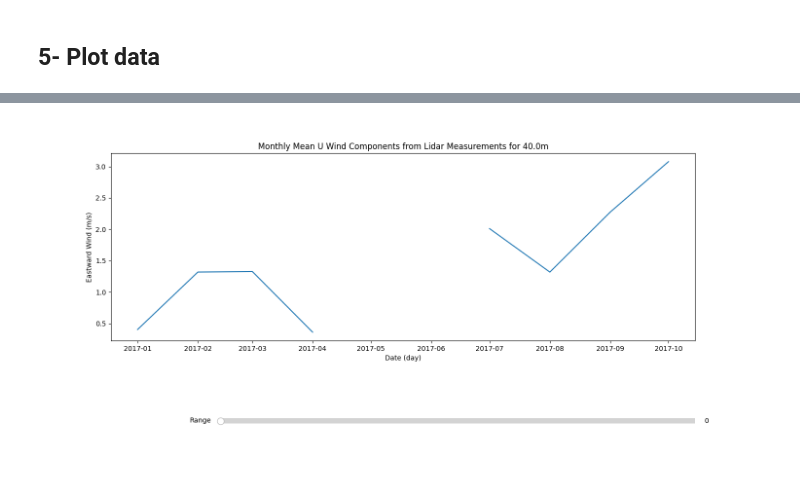
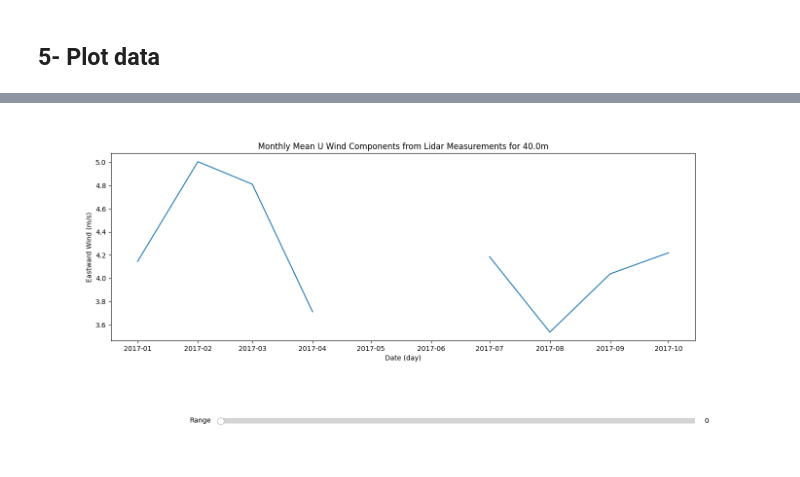
Before and after one commit to zhichuanma/wind_anaylsis, a Jupyter notebook: student_notebook_A.ipynb, the cells around one changed output, grey strips where cells are left out. Drawn from its saved outputs; the diff is of its cells as text; code cells hidden in the pictures.

```diff
--- a/student_notebook_A.ipynb
+++ b/student_notebook_A.ipynb
@@ -70,7 +70,9 @@ physicalMeasurement
 # Put the variable into a pandas Dataframe
 ## Optional (they have similar utilities).
 lidar_u = lidar_xr['u'].to_pandas()
-lidar_u
+lidar_v = lidar_xr['v'].to_pandas()
+lidar_spd = np.sqrt(lidar_u ** 2 + lidar_v ** 2)
+lidar_spd
 # %% [output]
 | range | 40.0 | 60.0 | 80.0 | 100.0 | 120.0 | 140.0 | 160.0 | 180.0 | 200.0 | 220.0 | 250.0 | ... |
 | time |  |  |  |  |  |  |  |  |  |  |  | ... |
@@ -259,8 +261,8 @@ u_select_bis
 # %% [markdown]
 ## 3- Resample data
 # %%
-daily_lidar_u = lidar_u.resample("D").mean()  # resample to daily
-daily_lidar_u
+daily_lidar_spd = lidar_spd.resample("D").mean()  # resample to daily
+daily_lidar_spd
 # %% [output]
 | range | 40.0 | 60.0 | 80.0 | 100.0 | 120.0 | 140.0 | 160.0 | 180.0 | 200.0 | 220.0 | 250.0 | ... |
 | time |  |  |  |  |  |  |  |  |  |  |  | ... |
@@ -278,8 +280,8 @@ daily_lidar_u
 283 rows × 12 columns
 # %%
 # Compute monthly mean for the lidar data
-monthly_lidar_u = lidar_u.resample("MS").mean()
-monthly_lidar_u
+monthly_lidar_spd = lidar_spd.resample("MS").mean()
+monthly_lidar_spd
 # %% [output]
 | range | 40.0 | 60.0 | 80.0 | 100.0 | 120.0 | 140.0 | 160.0 | 180.0 | 200.0 | 220.0 | 250.0 | ... |
 | time |  |  |  |  |  |  |  |  |  |  |  | ... |
@@ -311,12 +313,12 @@ from matplotlib.widgets import Slider
 fig, ax = pl.subplots(figsize=(15, 7))
 pl.subplots_adjust(left=0.1, right=0.9, top=0.9, bottom=0.35)
 
-default_column = daily_lidar_u.columns[0]
-line, = ax.plot(daily_lidar_u[default_column])
+default_column = daily_lidar_spd.columns[0]
+line, = ax.plot(daily_lidar_spd[default_column])
 
 ax.set_ylabel('Eastward Wind (m/s)')
 ax.set_xlabel('Date (day)')
-ax.set_title('Daily Mean U Wind Components from Lidar Measurements for ' + str(default_column) + 'm')
+ax.set_title('Daily Mean U Wind Speed from Lidar Measurements for ' + str(default_column) + 'm')
 
 axcolor = 'lightgoldenrodyellow'
 axrange = pl.axes([0.25, 0.1, 0.65, 0.03], facecolor=axcolor)
@@ -325,11 +327,11 @@ slider = Slider(axrange, 'Range', 0, len(daily_lidar_u.columns) - 1, valinit=0,
 
 def update(val):
     column_idx = int(slider.val)
-    selected_column = daily_lidar_u.columns[column_idx]
-    line.set_ydata(daily_lidar_u[selected_column])
+    selected_column = daily_lidar_spd.columns[column_idx]
+    line.set_ydata(daily_lidar_spd[selected_column])
     ax.relim()  # Recalculate limits
     ax.autoscale_view()  # Rescale the y-axis
-    ax.set_title('Daily Mean U Wind Components from Lidar Measurements for ' + str(selected_column) + 'm')
+    ax.set_title('Daily Mean Wind Speed from Lidar Measurements for ' + str(selected_column) + 'm')
     fig.canvas.draw_idle()
 
 slider.on_changed(update)
@@ -340,32 +342,32 @@ pl.show()
 # %%
 fig, ax = pl.subplots(figsize=(15, 7))
 pl.subplots_adjust(left=0.1, right=0.9, top=0.9, bottom=0.35)
 
-default_column = monthly_lidar_u.columns[0]
-line, = ax.plot(monthly_lidar_u[default_column])
+default_column = monthly_lidar_spd.columns[0]
+line, = ax.plot(monthly_lidar_spd[default_column])
 
 ax.set_ylabel('Eastward Wind (m/s)')
 ax.set_xlabel('Date (day)')
 ax.set_title('Monthly Mean U Wind Components from Lidar Measurements for ' + str(default_column) + 'm')
 
 axcolor = 'lightgoldenrodyellow'
 axrange = pl.axes([0.25, 0.1, 0.65, 0.03], facecolor=axcolor)
 
-slider = Slider(axrange, 'Range', 0, len(monthly_lidar_u.columns) - 1, valinit=0, valstep=1, valfmt='%0.0f')
+slider = Slider(axrange, 'Range', 0, len(monthly_lidar_spd.columns) - 1, valinit=0, valstep=1, valfmt='%0.0f')
 
 def update(val):
     column_idx = int(slider.val)
-    selected_column = monthly_lidar_u.columns[column_idx]
-    line.set_ydata(monthly_lidar_u[selected_column])
+    selected_column = monthly_lidar_spd.columns[column_idx]
+    line.set_ydata(monthly_lidar_spd[selected_column])
     ax.relim()  # Recalculate limits
     ax.autoscale_view()  # Rescale the y-axis
     ax.set_title('Monthly Mean U Wind Components from Lidar Measurements for ' + str(selected_column) + 'm')
     fig.canvas.draw_idle()
 
 slider.on_changed(update)
 
 pl.show()
 # %% [output]
-[figure, old version]
+[figure, new version]
 # %%
 # Plot histogram for height=200m
```
Also changed, not shown: parts of 7 cells of this notebook.
